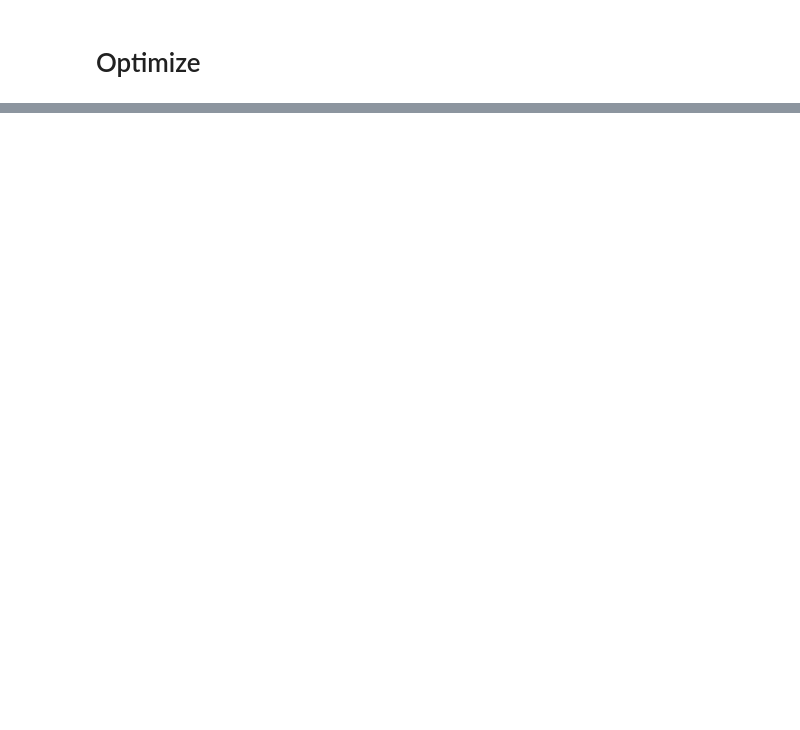
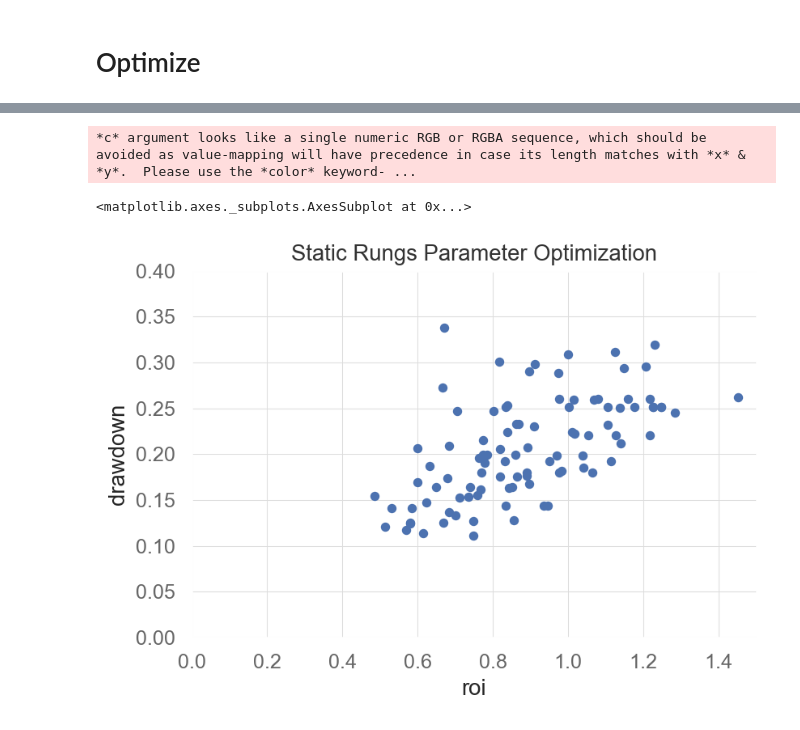
Before and after one commit to jamesfulford/biggest-losers, a Jupyter notebook: src/strat/rungs/Backtest.ipynb, the cells around one changed output, grey strips where cells are left out. Cells and saved outputs as stored; diff of their text form; code cells hidden in the pictures; blank space fills up the shorter version.

```diff
--- a/src/strat/rungs/Backtest.ipynb
+++ b/src/strat/rungs/Backtest.ipynb
@@ -292,0 +306,4 @@ results
+# %%
+mpl.rcParams['figure.dpi'] = 150
+results.plot(x='roi', y='drawdown', kind='scatter', xlim=(0, 1.5), ylim=(0, .4), title='Static Rungs Parameter Optimization')
+# %% [output]
@@ -292,0 +312,3 @@ results
+*c* argument looks like a single numeric RGB or RGBA sequence, which should be avoided as value-mapping will have precedence in case its length matches with *x* & *y*.  Please use the *color* keyword- ...
+<matplotlib.axes._subplots.AxesSubplot at 0x...>
+[figure, added]
```
Also changed, not shown: parts of 7 cells of this notebook, 2 other files.
